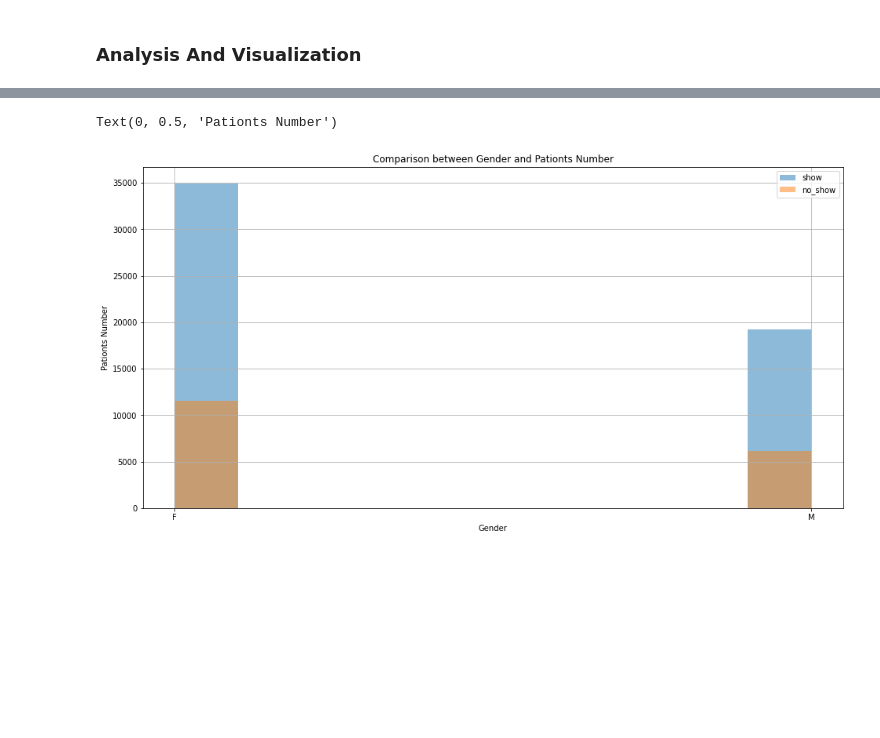
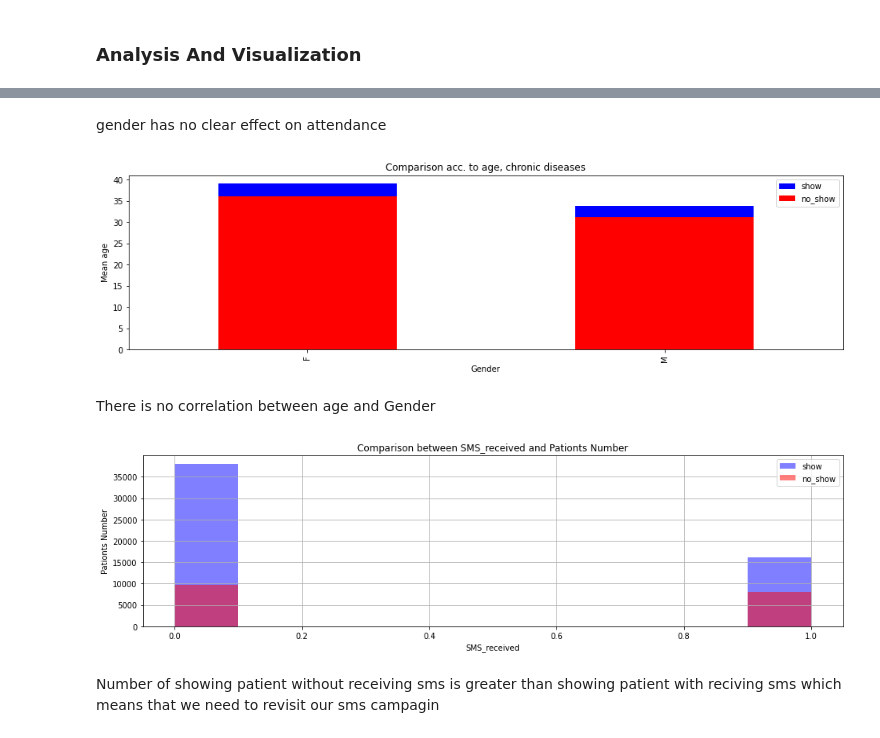
Before and after one commit to Abdellatif-Elfeke/Investigate-a-Dataset, a Jupyter notebook: investigate_a_dataset_template.ipynb, the cells around one changed output, grey strips where cells are left out. Drawn from its saved outputs; the diff is of its cells as text; code cells hidden in the pictures; blank space fills up the shorter version.

```diff
--- a/investigate_a_dataset_template.ipynb
+++ b/investigate_a_dataset_template.ipynb
@@ -218,0 +293,12 @@ df[show].mean(),df[no_show].mean()
+# %%
+from locale import normalize
+# what is the percentage of gender
+def attendance(df,col_name,attended,absent):
+
+  plt.figure(figsize=[16,8])
+  df[col_name][show].value_counts(normalize= True).plot(kind = 'pie' , label = 'show')
+  plt.legend()
+  plt.title('Comparison between attendance by Gender')
+  plt.xlabel('Gender')
+  plt.ylabel('Pationts Number')
+attendance(df,'Gender',show,no_show)
@@ -218,0 +307,12 @@ df[show].mean(),df[no_show].mean()
+# %%
+from locale import normalize
+# what is the percentage of gender
+def attendance(df,col_name,attended,absent):
+
+  plt.figure(figsize=[16,8])
+  df[col_name][no_show].value_counts(normalize= True).plot(kind = 'pie' , label = 'show')
+  plt.legend()
+  plt.title('Comparison between attendance by Gender')
+  plt.xlabel('Gender')
+  plt.ylabel('Pationts Number')
+attendance(df,'Gender',show,no_show)
@@ -219,14 +321,31 @@ df[show].mean(),df[no_show].mean()
+# %% [markdown]
+gender has no clear effect on attendance
+# %%
+# does age and chronic gender effect the attendance together
+plt.figure(figsize=[16,4])
+df[show].groupby('Gender').Age.mean().plot(kind='bar',color ='blue' , label = 'show')
+df[no_show].groupby('Gender').Age.mean().plot(kind='bar',color ='red' , label = 'no_show')
+plt.legend();
+plt.title('Comparison acc. to age, chronic diseases')
+plt.xlabel('Gender')
+plt.ylabel('Mean age');
+# %% [output]
+[figure, added]
+# %% [markdown]
+There is no correlation between age and Gender
 # %%
-# Continue to explore the data to address your additional research
-#   questions. Add more headers as needed if you have more questions to
-#   investigate.
-plt.figure(figsize=[16,8])
-df.Gender[show].hist(alpha=0.5 , label = 'show')
-df.Gender[no_show].hist(alpha=0.5 , label = 'no_show')
-plt.legend()
-plt.title('Comparison between Gender and Pationts Number')
-plt.xlabel('Gender')
-plt.ylabel('Pationts Number')
+# does receiving SMS effect the attendance
+def attendance(df,col_name,attended,absent):
+
+  plt.figure(figsize=[16,4])
+  df[col_name][show].hist(alpha=0.5 , color = 'blue',label = 'show')
+  df[col_name][no_show].hist(alpha=0.5 ,color ='red', label = 'no_show')
+  plt.legend()
+  plt.title('Comparison between SMS_received and Pationts Number')
+  plt.xlabel('SMS_received')
+  plt.ylabel('Pationts Number')
+attendance(df,'SMS_received',show,no_show)
 # %% [output]
-Text(0, 0.5, 'Pationts Number')
-[figure, old version]
+[figure, new version]
+# %% [markdown]
+Number of showing patient without receiving sms is greater than showing patient with reciving sms which means that we need to revisit our sms campagin
```
Also changed, not shown: parts of 45 cells of this notebook.
